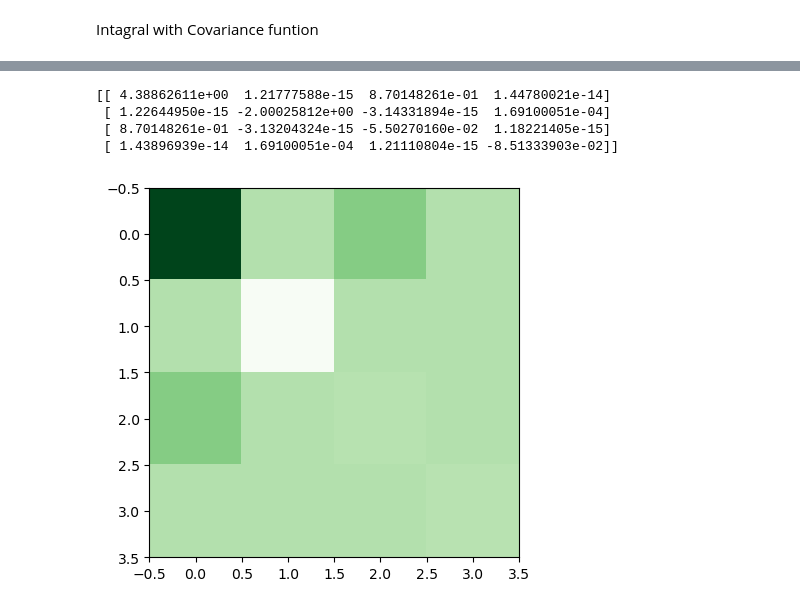
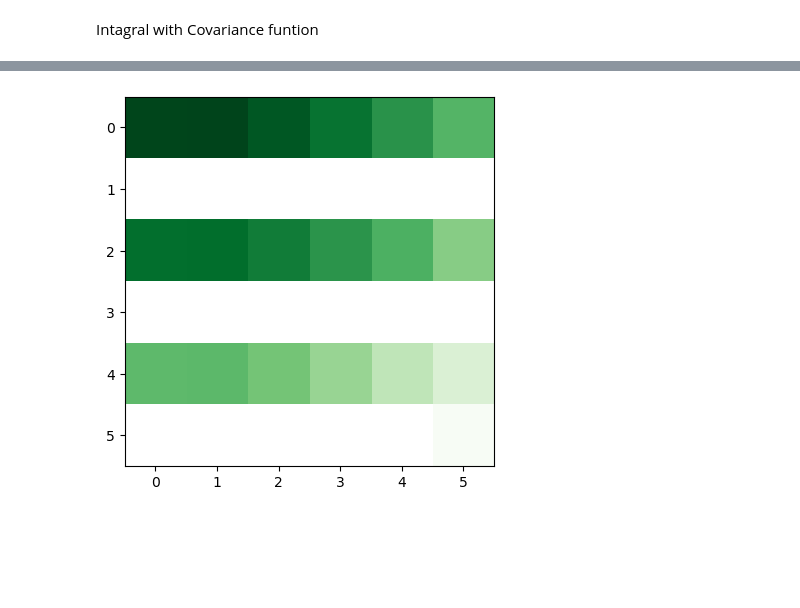
Before and after one commit to SED0280/BakalarkaCode, a Jupyter notebook: Gausova Kvadratura.ipynb, the cells around one changed output, grey strips where cells are left out. Drawn from its saved outputs; the diff is of its cells as text; code cells hidden in the pictures; blank space fills up the shorter version.

```diff
--- a/Gausova Kvadratura.ipynb
+++ b/Gausova Kvadratura.ipynb
@@ -276,34 +301,36 @@ Intagral with Covariance funtion
 # %%
 a = 0
 b = 5
-l = lambda x : kv.legendre_normal(x, 3)
+c = -2
+d = 1
+l = lambda x : kv.legendre_normal(x, 5)
 cov = lambda x,y : np.exp(np.abs(x-y))
 
 n = 50
 
 
 nodes, weights = kv.nodes_weights(n)
 
-nodes1, weights1 = nodes, weights
-nodes2, weights2 = nodes, weights
+nodes1 = (a+b)/2 + (b-a)/2*nodes
+weights1 = weights * (b-a)/2
+
+nodes2 = (c+d)/2 + (d-c)/2*nodes
+weights2 = weights * (d-c)/2
 
 nodesx, nodesy = np.meshgrid(nodes1,nodes2)
-values1 = l(nodes1)
-values2 = l(nodes2)
+values1 = l((a+b)/(a-b) + (2/(b-a))*nodes1)
+values2 = l((c+d)/(c-d) + (2/(d-c))*nodes2)
 
 #print(cov(nodesx, nodesy))
 
 matrix = values1 @ (cov(nodesx, nodesy) * weights2[:, np.newaxis] * weights1)@ values2.T
-print(matrix)
+#print(matrix)
 
 # plot
 fig, ax = plt.subplots()
 
-ax.imshow(matrix, cmap=colormaps['Greens'])
+#ax.imshow(matrix, cmap=colormaps['Greens'])
+ax.imshow(matrix, cmap=colormaps['Greens'], norm=colors.LogNorm())
 plt.show()
 # %% [output]
-[[ 4.38862611e+00  1.21777588e-15  8.70148261e-01  1.44780021e-14]
- [ 1.22644950e-15 -2.00025812e+00 -3.14331894e-15  1.69100051e-04]
- [ 8.70148261e-01 -3.13204324e-15 -5.50270160e-02  1.18221405e-15]
- [ 1.43896939e-14  1.69100051e-04  1.21110804e-15 -8.51333903e-02]]
-[figure, old version]
+[figure, new version]
```
Also changed, not shown: parts of 1 cell of this notebook.
